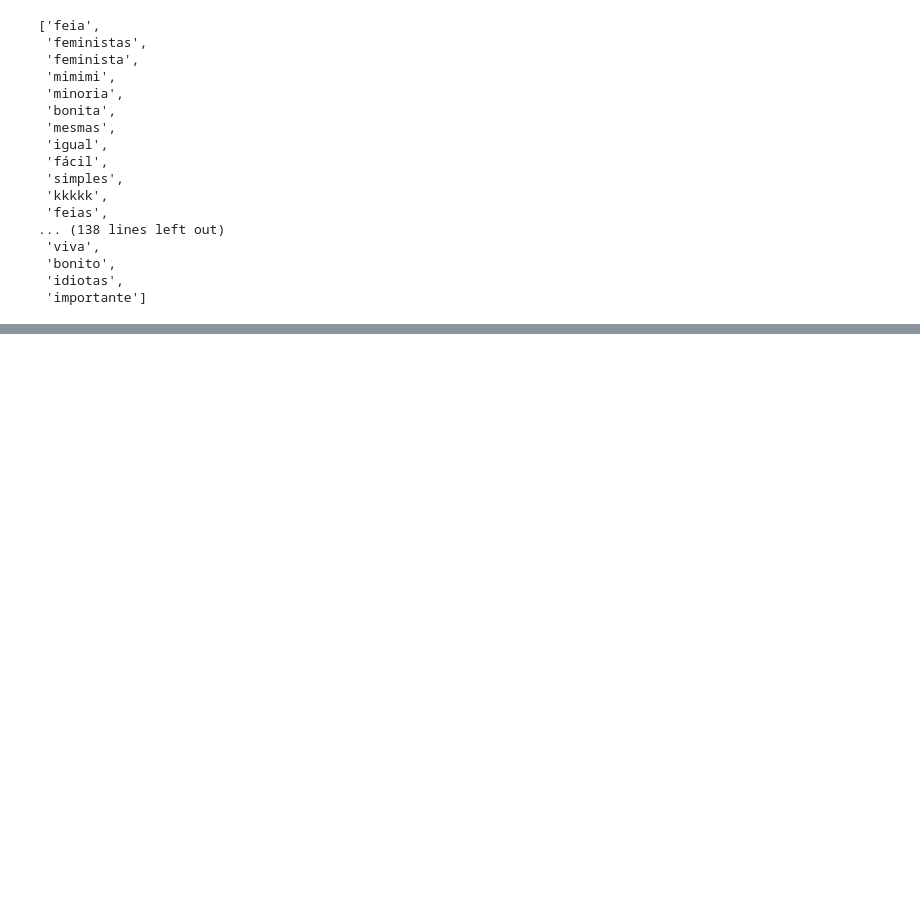
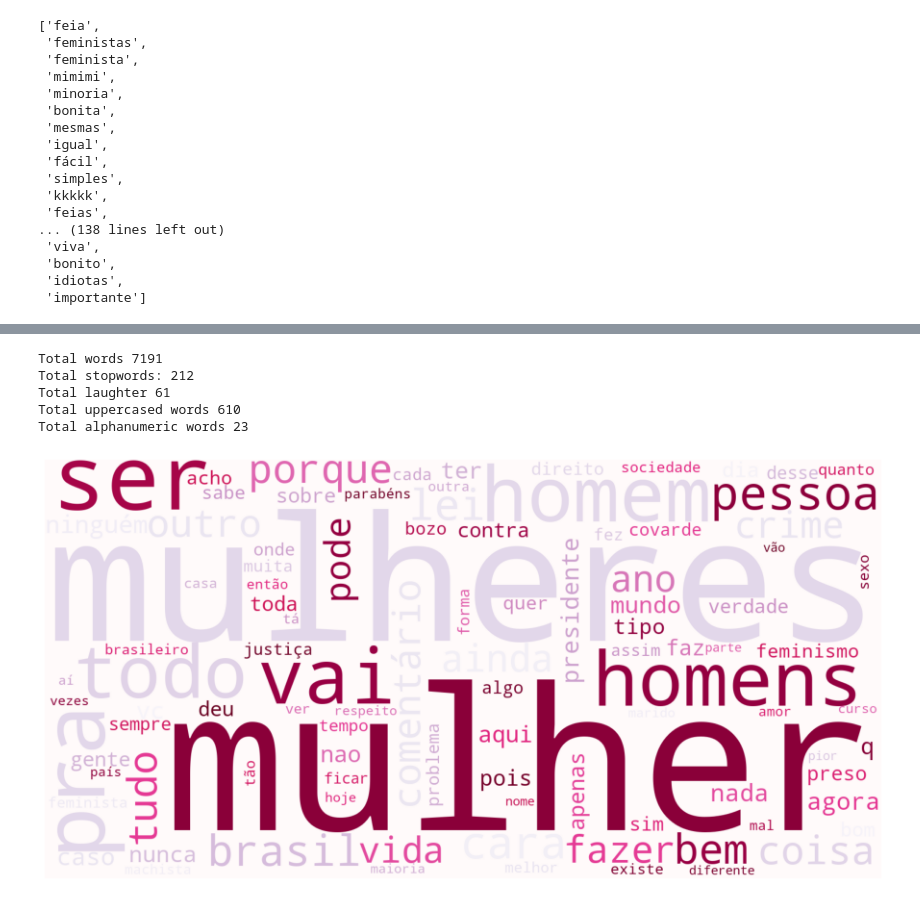
Before and after one commit to mlpbraga/sexism-data-analysis, a Jupyter notebook: data-analysis-comments.ipynb, the cells around one changed output, grey strips where cells are left out. Saved outputs shown, nothing was run; the diff lists cells and outputs as text; code cells hidden in the pictures; blank space fills up the shorter version.

```diff
--- a/data-analysis-comments.ipynb
+++ b/data-analysis-comments.ipynb
@@ -405,0 +357,9 @@ palavras['ADJ']
+# %%
+print_info(female_comments.not_sexist_vocabulary, female_comments.not_sexist_comments['content'], 'not_sexist')
+# %% [output]
+Total words 7191
+Total stopwords: 212
+Total laughter 61
+Total uppercased words 610
+Total alphanumeric words 23
+[figure, added]
```
Also changed, not shown: parts of 27 cells of this notebook, 13 other files.
